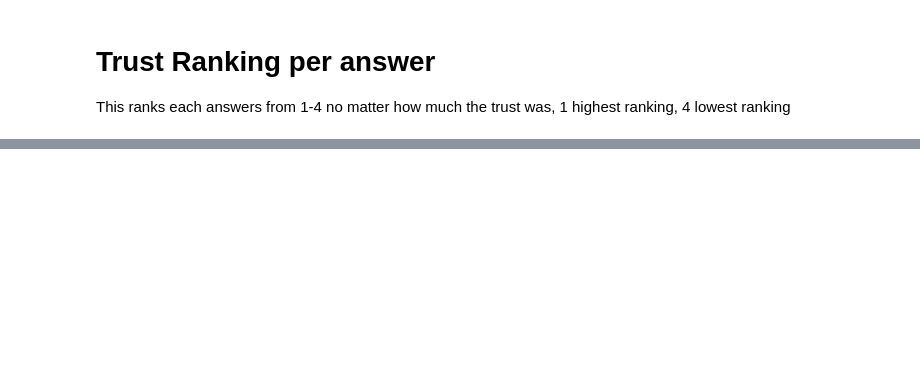
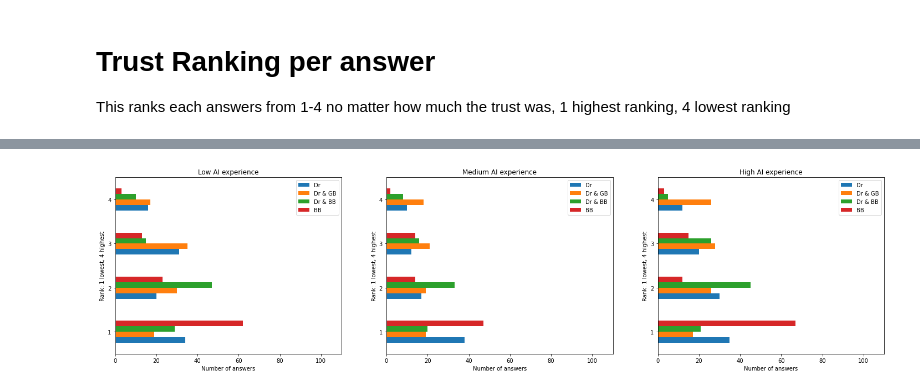
Before and after one commit to isabelladegen/elf, a Jupyter notebook: Isabellas-Notebook.ipynb, the cells around one changed output, grey strips where cells are left out. Drawn from its saved outputs; the diff is of its cells as text; code cells hidden in the pictures; blank space fills up the shorter version.

```diff
--- a/Isabellas-Notebook.ipynb
+++ b/Isabellas-Notebook.ipynb
@@ -99,0 +136,6 @@ Text(0, 0.5, 'Rank: 1 lowest, 4 highest')
+# %%
+# binning ai experience into 3 bins:
+# Categories (3, interval[float64, right]): [(0.991, 4.0] < (4.0, 7.0] < (7.0, 10.0]]
+ai_binned = 'ai-binned'
+raw_data[ai_binned] = pd.cut(x=raw_data[ai], bins=3, labels=[0,1,2])
+raw_data
@@ -99,0 +156,8 @@ Text(0, 0.5, 'Rank: 1 lowest, 4 highest')
+# %%
+fig, axes = plt.subplots(nrows=1, ncols=3)
+fig.tight_layout(h_pad=5, w_pad=5)
+bar_chart_for(ai_binned, 0, 'Low AI experience', axes[0])
+bar_chart_for(ai_binned, 1, 'Medium AI experience', axes[1])
+bar_chart_for(ai_binned, 2, 'High AI experience', axes[2])
+# %% [output]
+[figure, added]
```
Also changed, not shown: parts of 15 cells of this notebook, 3 other files.
